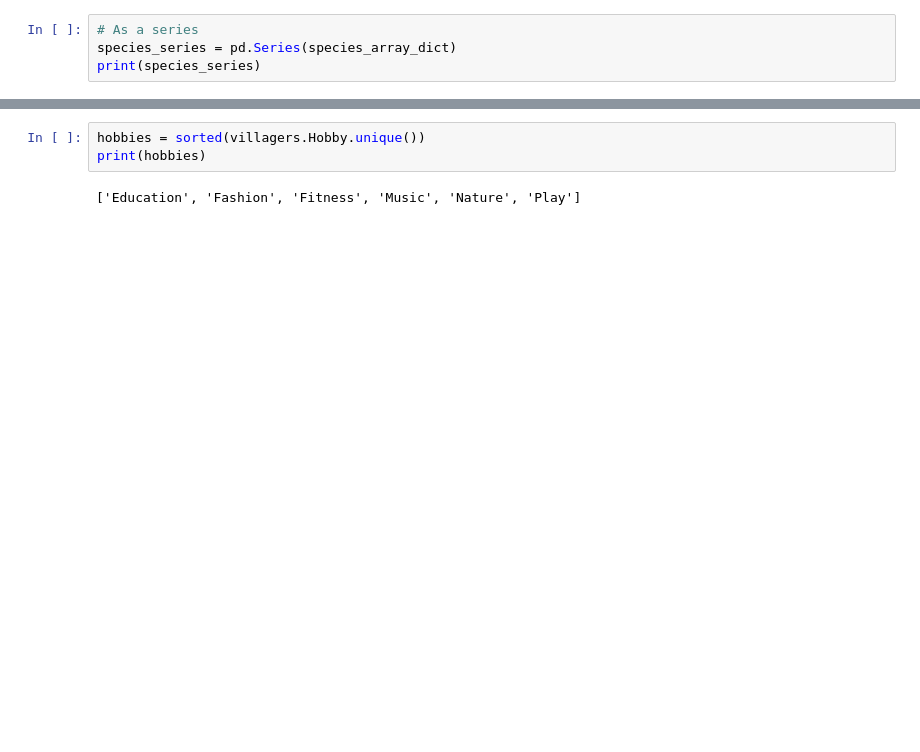
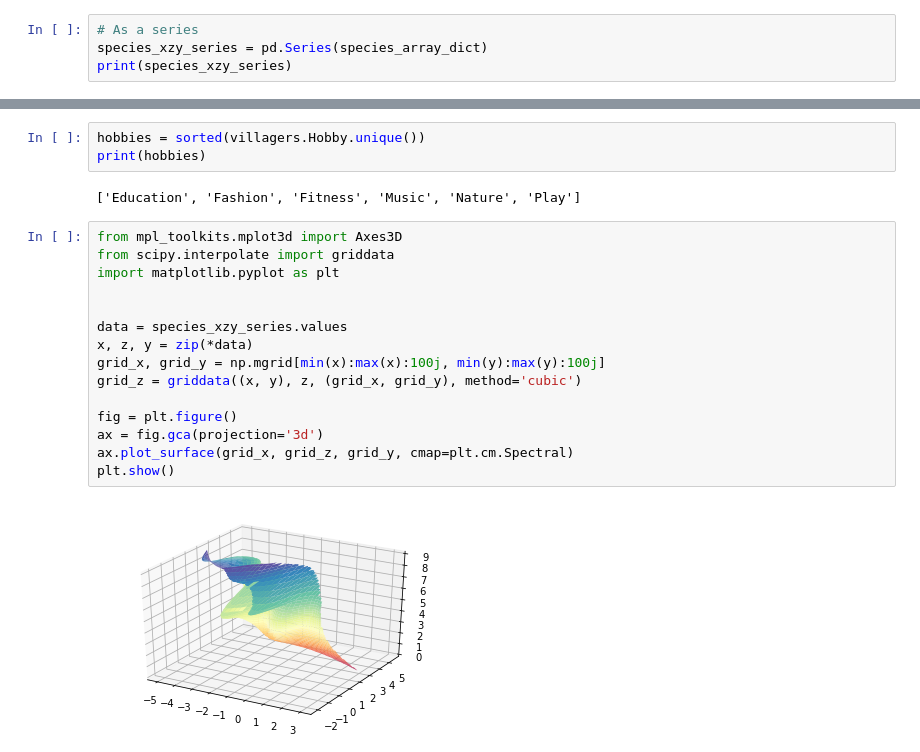
Before and after one commit to PRINCESSINTERNETCAFe/Animal-Vectoring, a Jupyter notebook: Animal-Vectoring.ipynb, the cells around one changed output, grey strips where cells are left out. Cells and saved outputs as stored; diff of their text form; blank space fills up the shorter version.

```diff
--- a/Animal-Vectoring.ipynb
+++ b/Animal-Vectoring.ipynb
@@ -130,7 +124,7 @@ species_df.head()
 # %%
 # As a series
-species_series = pd.Series(species_array_dict)
-print(species_series)
+species_xzy_series = pd.Series(species_array_dict)
+print(species_xzy_series)
 # %% [output]
 Octopus        [3, 3, 0]
 Frog           [0, 2, 2]
@@ -154,3 +172,20 @@ hobbies = sorted(villagers.Hobby.unique())
 print(hobbies)
 # %% [output]
 ['Education', 'Fashion', 'Fitness', 'Music', 'Nature', 'Play']
+# %%
+from mpl_toolkits.mplot3d import Axes3D
+from scipy.interpolate import griddata
+import matplotlib.pyplot as plt
+
+
+data = species_xzy_series.values
+x, z, y = zip(*data)
+grid_x, grid_y = np.mgrid[min(x):max(x):100j, min(y):max(y):100j]
+grid_z = griddata((x, y), z, (grid_x, grid_y), method='cubic')
+
+fig = plt.figure()
+ax = fig.gca(projection='3d')
+ax.plot_surface(grid_x, grid_z, grid_y, cmap=plt.cm.Spectral)
+plt.show()
+# %% [output]
+[figure, added]
```
Also changed, not shown: parts of 18 cells of this notebook.
